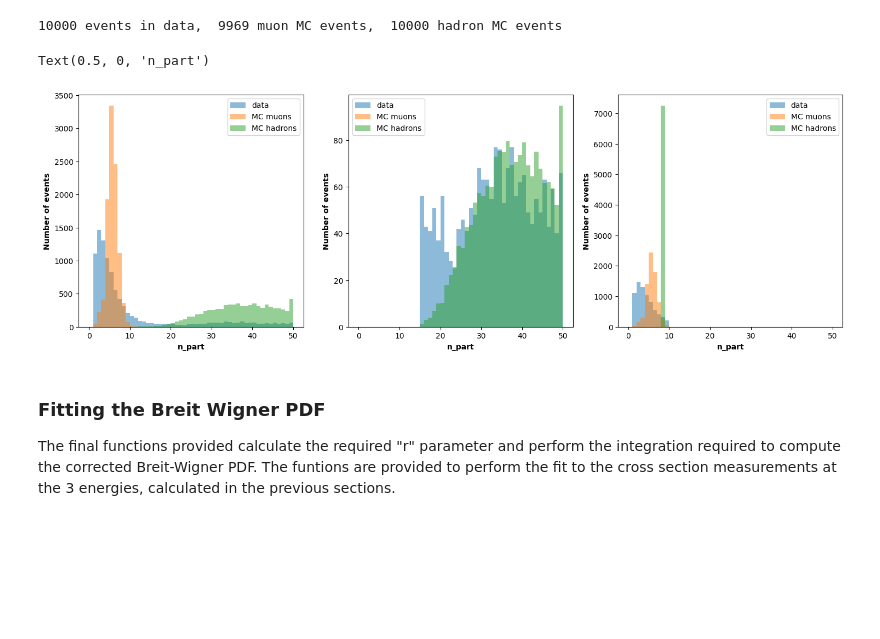
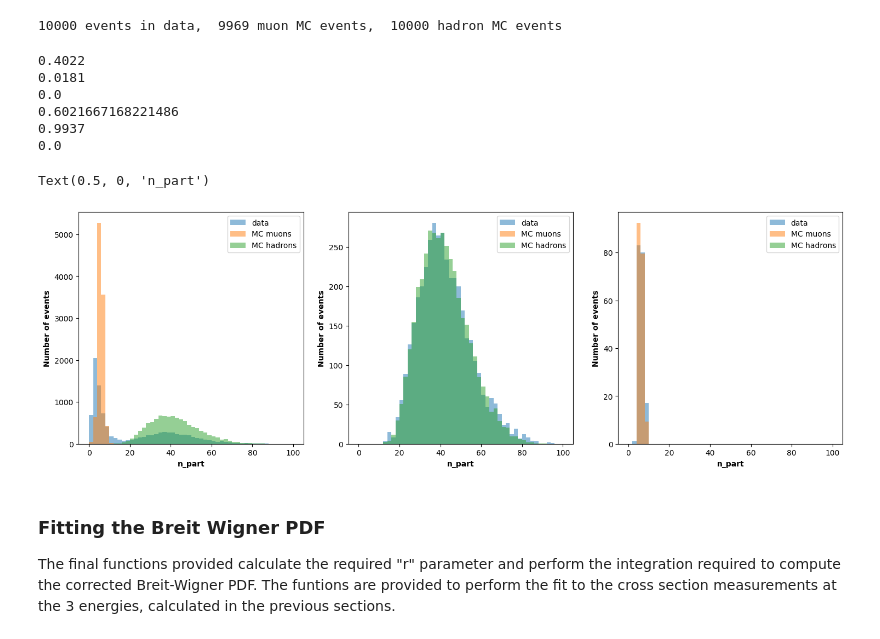
Before and after one commit to kotenevmatvei/z0-boson-resonance, a Jupyter notebook: Praktikum_example.ipynb, the cells around one changed output. Saved outputs shown, nothing was run; the diff lists cells and outputs as text; code cells hidden in the pictures; blank space fills up the shorter version.

Commit message:
selection works well

```diff
--- a/Praktikum_example.ipynb
+++ b/Praktikum_example.ipynb
@@ -178,0 +140,17 @@ print(event_properties[1])
+# %%
+def make_hadron_cut(event_properties, particle_properties, energy):
+    selection = np.zeros(len(event_properties), dtype=bool)
+    for ind, event in enumerate(event_properties):
+        total_energy_of_event = sum([
+            particle_properties[ind][_]["e"] for _ in range(len(particle_properties[ind]))
+        ])
+        if (event["n_part"] >= 13
+            and event["n_part"] < 100000
+            and total_energy_of_event/energy < 1.5
+            and total_energy_of_event/energy > 0.5
+            ):
+            selection[ind] = True
+
+    eff_hadrons = np.sum(selection) / len(event_properties)
+    print(eff_hadrons)
+    return selection
@@ -181,7 +185,7 @@ print(event_properties[1])
 
 Now we have the functions to read in the data we can take a look at it and see the effects of changing different cuts on the distributions and see how this will help us to pick the best classifying cuts to select the appropriate hadron and muon Z0 events.
 # %%
-input_data_file = "./89gev.dat" # first define which energy range data we want to read in
+input_data_file = "91gev.dat" # first define which energy range data we want to read in
 
 # Then we get our data from the input file
 data_events, data_particles = read_events(input_data_file)
@@ -196,45 +200,23 @@ print(len(data_events), "events in data, ", len(muon_mc_events), "muon MC events
 10000 events in data,  9969 muon MC events,  10000 hadron MC events
 # %%
 variable = "n_part" # The name of the variable we want to plot
-xmin, xmax, nbins = 0., 50, 51 # And the binning of the histogram we want to make (min, max, number of bins)
+xmin, xmax, nbins = 0., 100, 51 # And the binning of the histogram we want to make (min, max, number of bins)
 binning_type = "linear" # And whether we want log or linear binning
 
 # Define the figure we want to draw
 figure, ((ax1, ax2, ax3)) = plt.subplots(1, 3,  figsize=(18,5.5))
 
-# here we can define the cuts to make to select hadron or muon events
-def make_hadron_selection(event_properties):
-
-    # define the cuts separately (this is simple example cut)
-    part_cut = event_properties[:]["n_part"] >= 15
-    part_cut_2 = event_properties[:]["n_part"] < 100000
-    cut_3 = event_properties[:]["max_pt"] > 0.1
-
-    # Then look for events where all cuts are passed
-    selection = np.all((part_cut, part_cut_2), axis=0)
-    return selection.ravel()# Ravel to make sure output is flat
-
-# Do it again for muons
-def make_muon_selection(event_properties):
-
-    part_cut = event_properties[:]["n_part"] >= 1
-    part_cut_2 = event_properties[:]["n_part"] < 10
-
-    selection = np.all((part_cut, part_cut_2), axis=0)
-
-    return selection.ravel()
-
 # Make selections on data and store a bool of those passing
-data_hadron_selection = make_hadron_selection(data_events)
-data_muon_selection = make_muon_selection(data_events)
+data_hadron_selection = make_hadron_cut(data_events, data_particles, 91)
+data_muon_selection = make_muon_cut(data_events, data_particles, 91)
 
 # Do same for MC muons
-muon_mc_hadron_selection = make_hadron_selection(muon_mc_events)
-muon_mc_muon_selection = make_muon_selection(muon_mc_events)
+muon_mc_hadron_selection = make_hadron_cut(muon_mc_events, muon_mc_particles, 91)
+muon_mc_muon_selection = make_muon_cut(muon_mc_events, muon_mc_particles, 91)
 
 # and MC hadrons
-hadron_mc_hadron_selection = make_hadron_selection(hadron_mc_events)
-hadron_mc_muon_selection = make_muon_selection(hadron_mc_events)
+hadron_mc_hadron_selection = make_hadron_cut(hadron_mc_events, hadron_mc_particles, 91)
+hadron_mc_muon_selection = make_muon_cut(hadron_mc_events, hadron_mc_particles, 91)
 
 # Define the bins for our histogram as an array of the bin boundaries
 if binning_type is "log":
@@ -263,35 +245,41 @@ weight_hadron = np.ones(np.sum(hadron_mc_hadron_selection)) * \
                 (np.sum(data_hadron_selection) / np.sum(hadron_mc_hadron_selection))
 
 ax2.hist(data_events[data_hadron_selection][variable], bins=bins, alpha=0.5, label="data")
 ax2.hist(muon_mc_events[muon_mc_hadron_selection][variable], weights=weight_muon,
          bins=bins, alpha=0.5, label="MC muons")
 ax2.hist(hadron_mc_events[hadron_mc_hadron_selection][variable], weights=weight_hadron,
          bins=bins, alpha=0.5, label="MC hadrons")
 ax2.set_xscale(binning_type)
 #ax2.set_yscale(binning_type)
 ax2.set_ylabel("Number of events", weight="bold")
 ax2.set_xlabel(variable, weight="bold")
 ax2.legend()
 
 # And finally for events passing muon cuts
 weight_muon = np.ones(np.sum(muon_mc_muon_selection)) * \
                 (np.sum(data_muon_selection) / np.sum(muon_mc_muon_selection))
 weight_hadron = np.ones(np.sum(hadron_mc_muon_selection)) * \
                 (np.sum(data_muon_selection) / np.sum(hadron_mc_muon_selection))
 
 ax3.hist(data_events[data_muon_selection][variable], bins=bins, alpha=0.5, label="data")
 ax3.hist(muon_mc_events[muon_mc_muon_selection][variable], weights=weight_muon,
          bins=bins, alpha=0.5, label="MC muons")
 ax3.hist(hadron_mc_events[hadron_mc_muon_selection][variable], weights=weight_hadron,
          bins=bins, alpha=0.5, label="MC hadrons")
 ax3.set_xscale(binning_type)
 ax3.legend()
 
 ax3.set_ylabel("Number of events", weight="bold")
 ax3.set_xlabel(variable, weight="bold")
 # %% [output]
-Text(0.5, 0, 'n_part')
+0.4022
+0.0181
+0.0
+0.6021667168221486
+0.9937
+0.0
+Text(0.5, 0, 'n_part')
-[figure, old version]
+[figure, new version]
 # %%
 #Calculate the cross section for hadrons
 # %%
```
Also changed, not shown: parts of 14 cells of this notebook, 1 other file.
